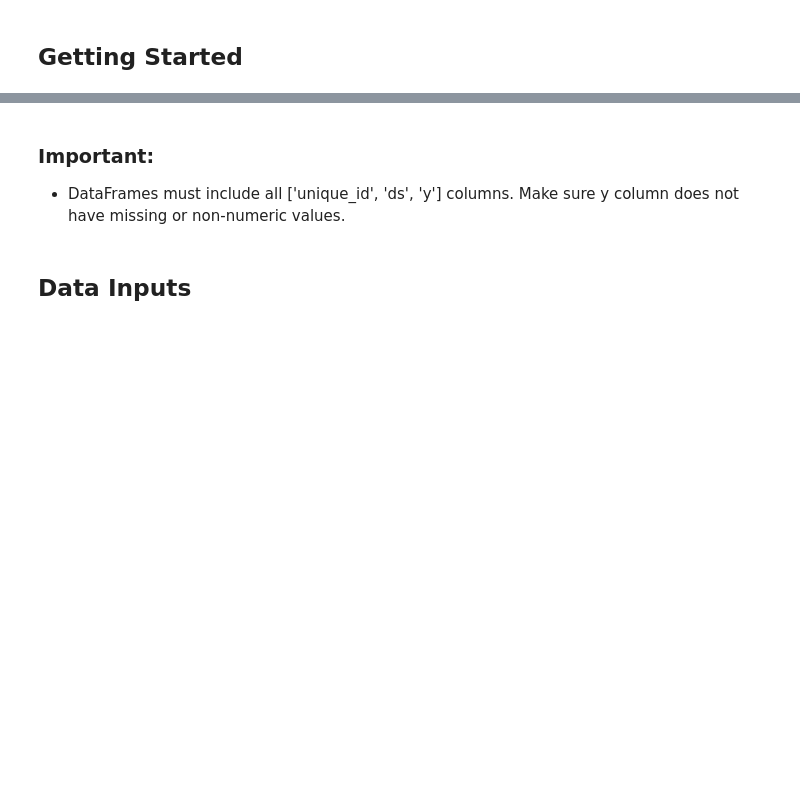
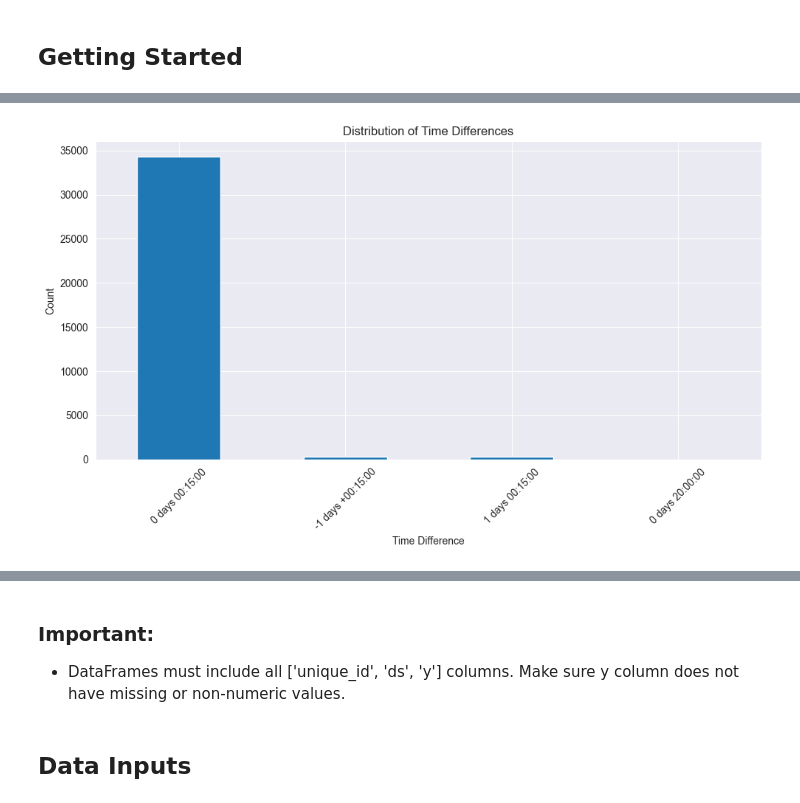
Before and after one commit to tamoraji/PyTSF-MfG, a Jupyter notebook: testbed/TestBed.ipynb, the cells around one changed output, grey strips where cells are left out. Drawn from its saved outputs; the diff is of its cells as text; code cells hidden in the pictures; blank space fills up the shorter version.

```diff
--- a/testbed/TestBed.ipynb
+++ b/testbed/TestBed.ipynb
@@ -2,0 +183,52 @@
+# %%
+import pandas as pd
+
+# Assuming df is your DataFrame with the 'Timestamp' index
+# If not, uncomment and run these lines:
+# df = pd.read_csv('/path/to/your/energy_consumption.csv')
+# df['Timestamp'] = pd.to_datetime(df['Date_Time'], format='%d-%m-%Y %H:%M')
+# df.set_index('Timestamp', inplace=True)
+
+# Calculate the time difference between consecutive rows
+time_diff = df.index.to_series().diff()
+
+# Get the most common time difference
+most_common_diff = time_diff.mode().iloc[0]
+
+print(f"The most common time difference between data points is: {most_common_diff}")
+
+# Check if all time differences are the same
+if (time_diff == most_common_diff).all():
+    print("The dataset has a consistent frequency.")
+else:
+    print("The dataset has some inconsistent time intervals.")
+
+# Count the occurrences of each unique time difference
+diff_counts = time_diff.value_counts()
+
+print("\nCounts of unique time differences:")
+print(diff_counts)
+
+# Calculate the percentage of the most common difference
+most_common_percentage = (diff_counts.iloc[0] / len(df)) * 100
+
+print(f"\nPercentage of data points with the most common time difference: {most_common_percentage:.2f}%")
+
+# If there are inconsistencies, show some examples
+if len(diff_counts) > 1:
+    print("\nExamples of inconsistent time intervals:")
+    inconsistent = df[time_diff != most_common_diff]
+    print(inconsistent.head())
+
+# Visualize the distribution of time differences
+import matplotlib.pyplot as plt
+
+plt.figure(figsize=(10, 6))
+time_diff.value_counts().plot(kind='bar')
+plt.title('Distribution of Time Differences')
+plt.xlabel('Time Difference')
+plt.ylabel('Count')
+plt.xticks(rotation=45)
+plt.tight_layout()
+plt.show()
+# %% [output]
@@ -2,0 +252 @@
+[figure, added]
```
Also changed, not shown: parts of 4 cells of this notebook, 9 other files.
